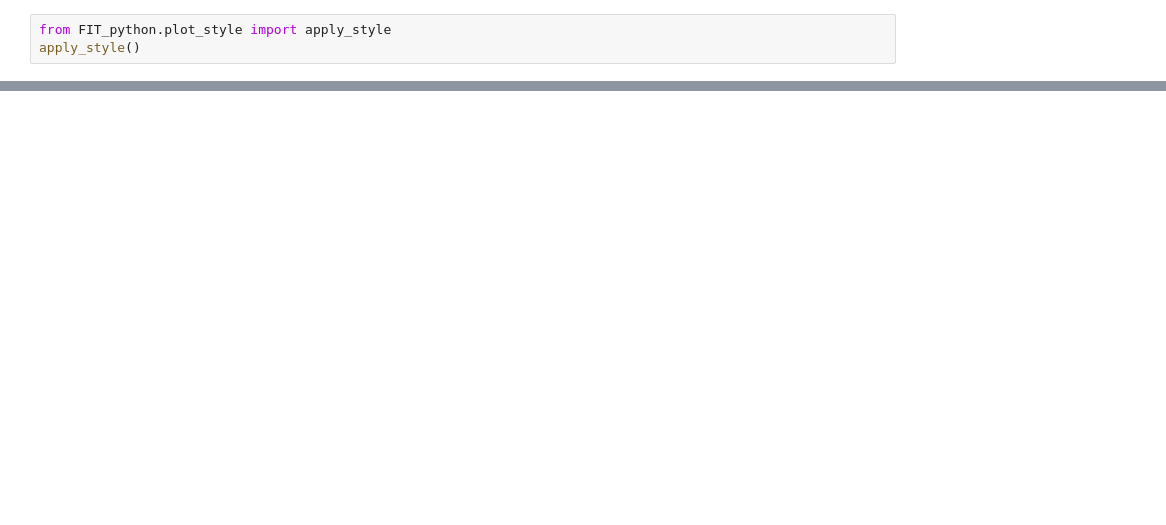
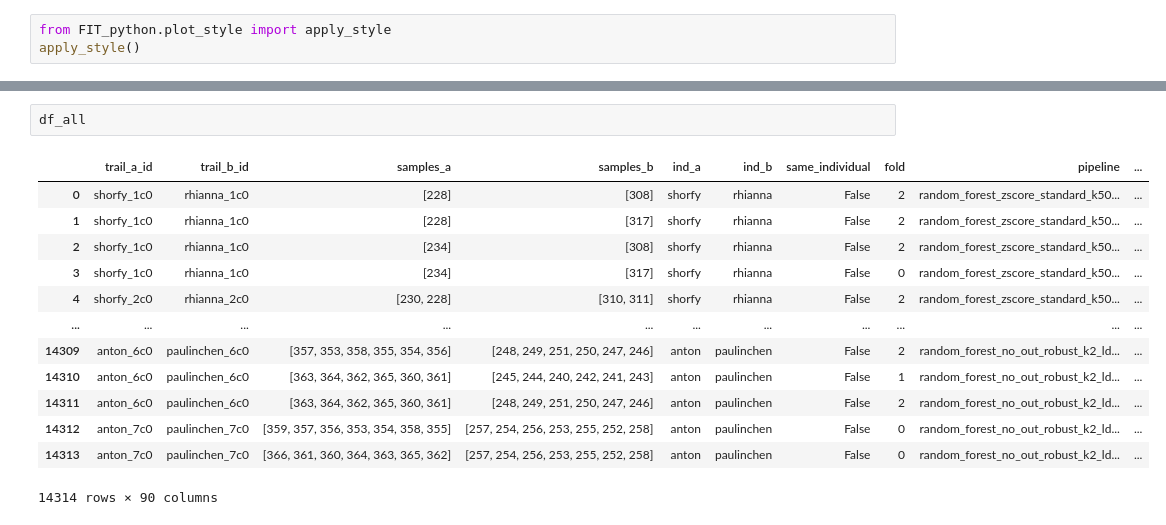
Before and after one commit to FKistner85/FIT_package, a Jupyter notebook: notebooks/eurasian_otter_individual_id.ipynb, the cells around one changed output, grey strips where cells are left out. Cells and saved outputs as stored; diff of their text form; blank space fills up the shorter version.

```diff
--- a/notebooks/eurasian_otter_individual_id.ipynb
+++ b/notebooks/eurasian_otter_individual_id.ipynb
@@ -449,0 +250,16 @@ IndentationError: unexpected indent (2831174391.py, line 99)
+# %%
+df_all
+# %% [output]
+|  | trail_a_id | trail_b_id | samples_a | samples_b | ind_a | ind_b | same_individual | fold | pipeline | ... |
+| 0 | shorfy_1c0 | rhianna_1c0 | [228] | [308] | shorfy | rhianna | False | 2 | random_forest_zscore_standard_k50... | ... |
+| 1 | shorfy_1c0 | rhianna_1c0 | [228] | [317] | shorfy | rhianna | False | 2 | random_forest_zscore_standard_k50... | ... |
+| 2 | shorfy_1c0 | rhianna_1c0 | [234] | [308] | shorfy | rhianna | False | 2 | random_forest_zscore_standard_k50... | ... |
+| 3 | shorfy_1c0 | rhianna_1c0 | [234] | [317] | shorfy | rhianna | False | 0 | random_forest_zscore_standard_k50... | ... |
+| 4 | shorfy_2c0 | rhianna_2c0 | [230, 228] | [310, 311] | shorfy | rhianna | False | 2 | random_forest_zscore_standard_k50... | ... |
+| ... | ... | ... | ... | ... | ... | ... | ... | ... | ... | ... |
+| 14309 | anton_6c0 | paulinchen_6c0 | [357, 353, 358, 355, 354, 356] | [248, 249, 251, 250, 247, 246] | anton | paulinchen | False | 2 | random_forest_no_out_robust_k2_ld... | ... |
+| 14310 | anton_6c0 | paulinchen_6c0 | [363, 364, 362, 365, 360, 361] | [245, 244, 240, 242, 241, 243] | anton | paulinchen | False | 1 | random_forest_no_out_robust_k2_ld... | ... |
+| 14311 | anton_6c0 | paulinchen_6c0 | [363, 364, 362, 365, 360, 361] | [248, 249, 251, 250, 247, 246] | anton | paulinchen | False | 2 | random_forest_no_out_robust_k2_ld... | ... |
+| 14312 | anton_7c0 | paulinchen_7c0 | [359, 357, 356, 353, 354, 358, 355] | [257, 254, 256, 253, 255, 252, 258] | anton | paulinchen | False | 0 | random_forest_no_out_robust_k2_ld... | ... |
+| 14313 | anton_7c0 | paulinchen_7c0 | [366, 361, 360, 364, 363, 365, 362] | [257, 254, 256, 253, 255, 252, 258] | anton | paulinchen | False | 0 | random_forest_no_out_robust_k2_ld... | ... |
+14314 rows × 90 columns
```
Also changed, not shown: parts of 3 cells of this notebook, 9 other files.
